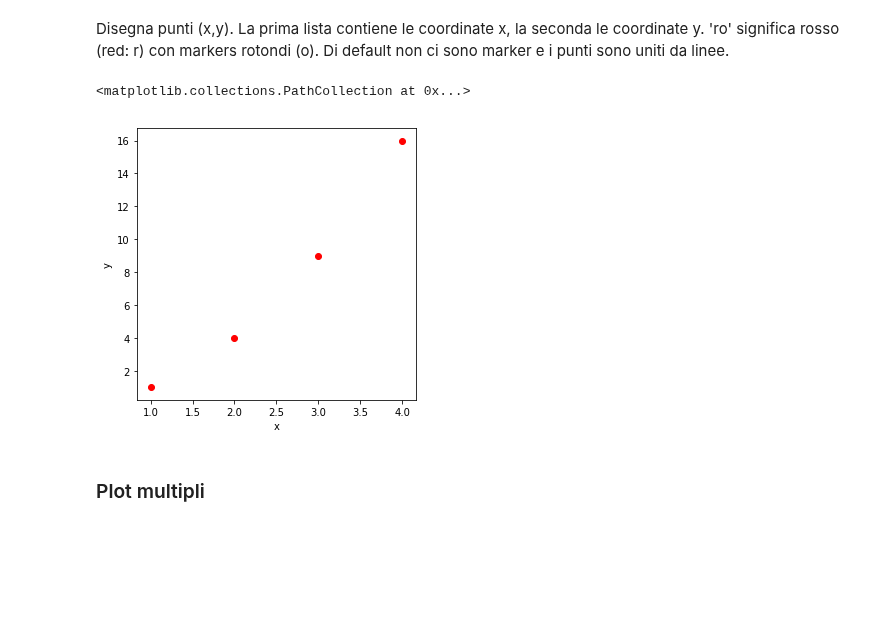
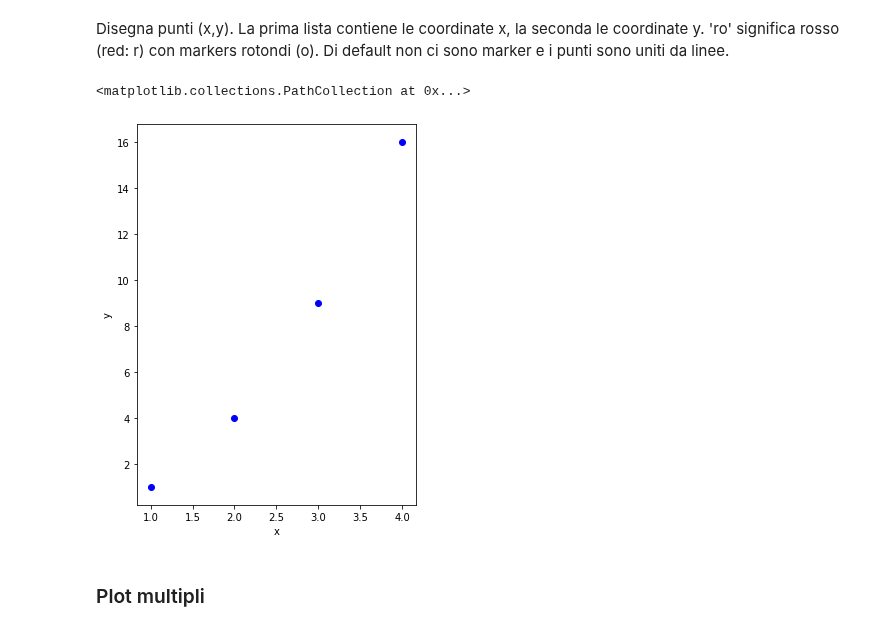
Before and after one commit to mainaezio/TIF2019_Introduction_to_Python, a Jupyter notebook: ipynb/09_plots.ipynb, the cells around one changed output. Saved outputs shown, nothing was run; the diff lists cells and outputs as text; code cells hidden in the pictures; blank space fills up the shorter version.

```diff
--- a/ipynb/09_plots.ipynb
+++ b/ipynb/09_plots.ipynb
@@ -21,13 +21,13 @@ Text(0, 0.5, 'some numbers')
 Disegna punti (x,y). La prima lista contiene le coordinate x, la seconda le coordinate y.
 'ro' significa rosso (red: r) con markers rotondi (o). Di default non ci sono marker e i punti sono uniti da linee.
 # %%
-fig2, ax2 = plt.subplots(figsize=(5, 5))
+fig2, ax2 = plt.subplots(figsize=(5, 7))
 ax2.set_ylabel('y')
 ax2.set_xlabel('x')
-ax2.scatter(np.array([1,2,3,4]),np.array([1,4,9,16]), marker='o', c='r')
+ax2.scatter(np.array([1,2,3,4]),np.array([1,4,9,16]), marker='o', c='b')
 # %% [output]
 <matplotlib.collections.PathCollection at 0x...>
-[figure, old version]
+[figure, new version]
 # %% [markdown]
 ### Plot multipli
 # %%
```
Also changed, not shown: parts of 4 cells of this notebook, 5 other files.
